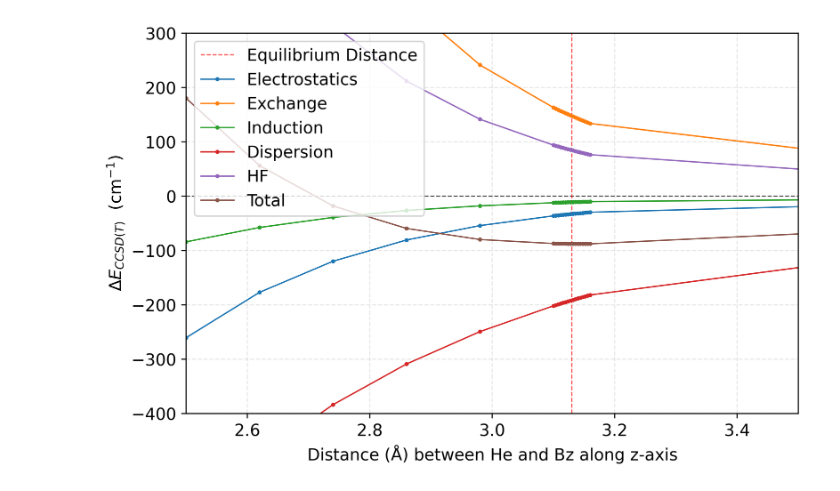
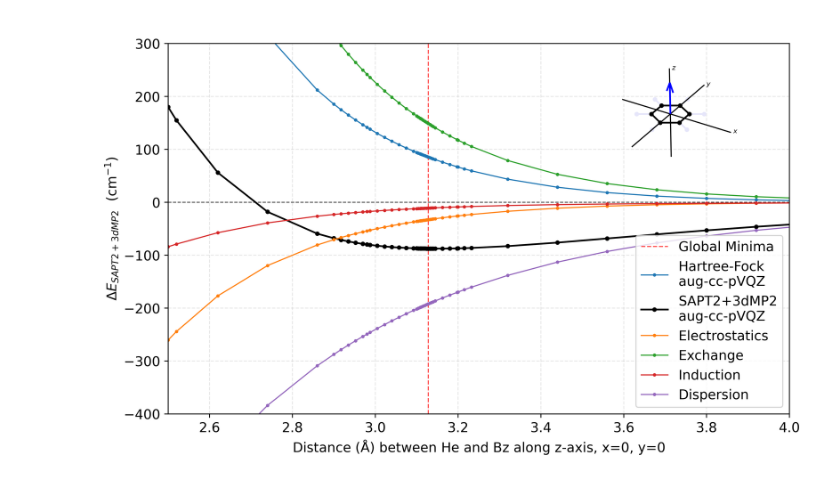
Before and after one commit to DelMaestroGroup/papers-code-HeBenzene, a Jupyter notebook: src/SAPT_energy_decompose.ipynb, the cells around one changed output. Drawn from its saved outputs; the diff is of its cells as text; code cells hidden in the pictures.

Commit message:
SAPT plots

```diff
--- a/src/SAPT_energy_decompose.ipynb
+++ b/src/SAPT_energy_decompose.ipynb
@@ -5,11 +6,11 @@ from helplers.he_bz_pes_plot import set_pub_style, plot_curves_on_axis
 
 DATA_DIR = f"../data/HeBz"
 # %%
-sapt_results = np.load(f'{DATA_DIR}/sapt_results_qz_50.npy', allow_pickle=True).item()
+sapt_results = np.load(f'{DATA_DIR}/sapt_results_qz_66.npy', allow_pickle=True)
 # %%
-distances = [float(entry['Distance']) for entry in sapt_results['QZ']]
+distances = [float(entry['Distance']) for entry in sapt_results]
 # %%
-to_cm_1 = 219.47463
+energy_unit = (219.47463, r"$\mathrm{cm}^{-1}$")
 
 electrostatics_all = []
 exchange_all = []
@@ -19,14 +20,14 @@ hf_all = []
 total_all = []
 
 
-for sapt in sapt_results['QZ']:
+for sapt in sapt_results:
 
-    electrostatics = sapt['Electrostatics'] * to_cm_1
-    exchange = sapt['Exchange'] * to_cm_1
-    induction = sapt['Induction'] * to_cm_1
-    dispersion = sapt['Dispersion'] * to_cm_1
-    hf = sapt['HF'] * to_cm_1
-    total = sapt['Total'] * to_cm_1
+    electrostatics = sapt['Electrostatics'] * energy_unit[0]
+    exchange = sapt['Exchange'] * energy_unit[0]
+    induction = sapt['Induction'] * energy_unit[0]
+    dispersion = sapt['Dispersion'] * energy_unit[0]
+    hf = sapt['HF'] * energy_unit[0]
+    total = sapt['Total'] * energy_unit[0]
 
     electrostatics_all.append(electrostatics)
     exchange_all.append(exchange)
@@ -46,62 +47,75 @@ dispersion_sorted = np.array(dispersion_all)[sorted_indices]
 hf_sorted = np.array(hf_all)[sorted_indices]
 total_sorted = np.array(total_all)[sorted_indices]
 # %%
-LINE_WIDTH = 1.25
-
-
 basis_set_curves = [
+    {
+        "y_data": hf_sorted,
+        "label": "Hartree-Fock\naug-cc-pVQZ",
+        "linewidth": line_width,
+    },
+    {
+        "y_data": total_sorted,
+        "label": "SAPT2+3dMP2\naug-cc-pVQZ",
+        "linewidth": line_width * 1.5,
+        "markersize": marker_size * 1.5,
+        "color": "black",
+    },
     {
         "y_data": electrostatics_sorted,
         "label": "Electrostatics",
-        "linewidth": LINE_WIDTH,
+        "linewidth": line_width,
     },
     {
         "y_data": exchange_sorted,
         "label": "Exchange",
-        "linewidth": LINE_WIDTH,
+        "linewidth": line_width,
     },
     {
         "y_data": induction_sorted,
         "label": "Induction",
-        "linewidth": LINE_WIDTH,
+        "linewidth": line_width,
     },
     {
         "y_data": dispersion_sorted,
         "label": "Dispersion",
-        "linewidth": LINE_WIDTH,
+        "linewidth": line_width,
     },
-    {
-        "y_data": hf_sorted,
-        "label": "HF",
-        "linewidth": LINE_WIDTH,
-    },
-    {
-        "y_data": total_sorted,
-        "label": "Total",
-        "linewidth": LINE_WIDTH,
-    },
-
 ]
 
 
 set_pub_style()
 
-_, ax = plt.subplots(figsize=(8, 5), dpi=500)
+_, ax = plt.subplots(figsize=(10, 6), dpi=500)
 
-ax.set_xlim(2.5, 3.5)
+ax.set_xlim(2.5, 4)
 ax.set_ylim(-400, 300)
-ax.axhline(0, color='black', linestyle='--', linewidth=0.8, alpha=0.7)
-ax.axvline(3.13, color='red', linestyle='--', linewidth=0.8, alpha=0.7, label='Equilibrium Distance')
+ax.axhline(0, color="black", linestyle="--", linewidth=0.8, alpha=0.7)
+
+
+ax.axvline(
+    3.128,
+    color="red",
+    linestyle="--",
+    linewidth=1,
+    alpha=0.7,
+    label="Global Minima",
+)
 
 plot_curves_on_axis(
     ax,
     distances_sorted,
     basis_set_curves,
-    r"Distance ($\mathrm{\AA}$) between He and Bz along z-axis",
-    r"$\Delta E_{CCSD(T)}$" + f"  (cm$^{{-1}}$)",
-    legend_loc="upper left",
+    r"Distance ($\mathrm{\AA}$) between He and Bz along z-axis, x=0, y=0",
+    r"$\Delta E_{SAPT2+3dMP2}$" + f"  ({energy_unit[1]})",
+    legend_loc="lower right",
 )
 
+
+
+quiver_args = (0, 0.01, 0, 0, 0, 7)
+inset_position = [0.65, 0.65, 0.4, 0.4]
+plot_inset_benzene(ax, inset_position, *quiver_args)
+
 plt.show()
 # %% [output]
-[figure, old version]
+[figure, new version]
```
Also changed, not shown: parts of 1 cell of this notebook, 5 other files.
